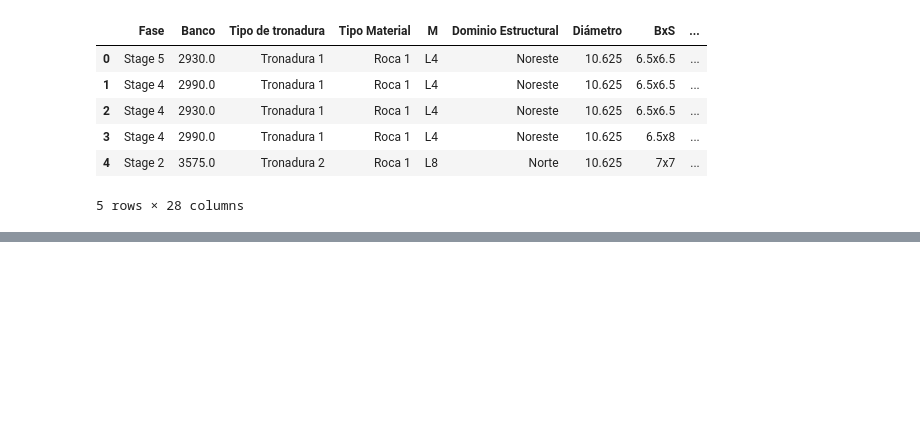
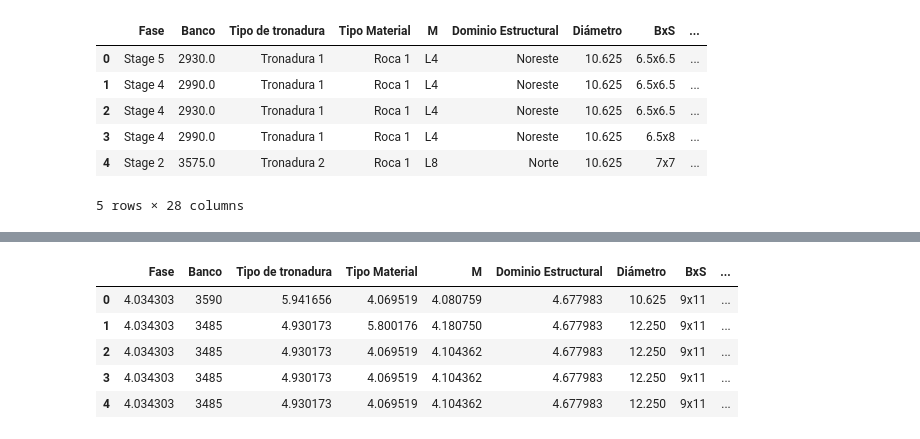
Before and after one commit to bldr1862/enaex-hackaton, a Jupyter notebook: research_modeling_basty.ipynb, the cells around one changed output, grey strips where cells are left out. Saved outputs shown, nothing was run; the diff lists cells and outputs as text; code cells hidden in the pictures; blank space fills up the shorter version.

```diff
--- a/research_modeling_basty.ipynb
+++ b/research_modeling_basty.ipynb
@@ -167,0 +341,29 @@ for target in TARGET_COLS:
+# %%
+df_test['B'] = df_test['BxS'].apply(lambda x: split_by_x(x)[0])
+df_test['S'] =  df_test['BxS'].apply(lambda x: split_by_x(x)[1])
+df_test['tiempo_1'] = df_test['Tiempo entre Pozos Filas ms'].fillna('-1').apply(lambda x: split_by_dash(x)[0])
+df_test['tiempo_2'] = df_test['Tiempo entre Pozos Filas ms'].fillna('-1').apply(lambda x: split_by_dash(x)[1])
+
+df_test['tiempo_1'] = df_test['tiempo_1'].replace({'-1':None})
+df_test['tiempo_2'] = df_test['tiempo_2'].replace({'-1':None})
+
+df_test['B'] = pd.to_numeric(df_test['B'])
+df_test['S'] = pd.to_numeric(df_test['S'])
+df_test['tiempo_1'] = pd.to_numeric(df_test['tiempo_1'])
+df_test['tiempo_2'] = pd.to_numeric(df_test['tiempo_2'])
+
+df_test['Norte'] = df_test['Norte'].apply(lambda x: take_double_dots_out(x))
+df_test['Este'] = df_test['Este'].apply(lambda x: take_double_dots_out(x))
+df_test['Norte'] = pd.to_numeric(df_test['Norte'].replace({'nan':None}))
+df_test['Este'] = pd.to_numeric(df_test['Este'].replace({'nan':None}))
+# %%
+df_test = encoder.transform(df_test)
+# %%
+df_test.head()
+# %% [output]
+|  | Fase | Banco | Tipo de tronadura | Tipo Material | M | Dominio Estructural | Diámetro | BxS | ... |
+| 0 | 4.034303 | 3590 | 5.941656 | 4.069519 | 4.080759 | 4.677983 | 10.625 | 9x11 | ... |
+| 1 | 4.034303 | 3485 | 4.930173 | 5.800176 | 4.180750 | 4.677983 | 12.250 | 9x11 | ... |
+| 2 | 4.034303 | 3485 | 4.930173 | 4.069519 | 4.104362 | 4.677983 | 12.250 | 9x11 | ... |
+| 3 | 4.034303 | 3485 | 4.930173 | 4.069519 | 4.104362 | 4.677983 | 12.250 | 9x11 | ... |
+| 4 | 4.034303 | 3485 | 4.930173 | 4.069519 | 4.104362 | 4.677983 | 12.250 | 9x11 | ... |
```
Also changed, not shown: parts of 21 cells of this notebook, 13 other files.
